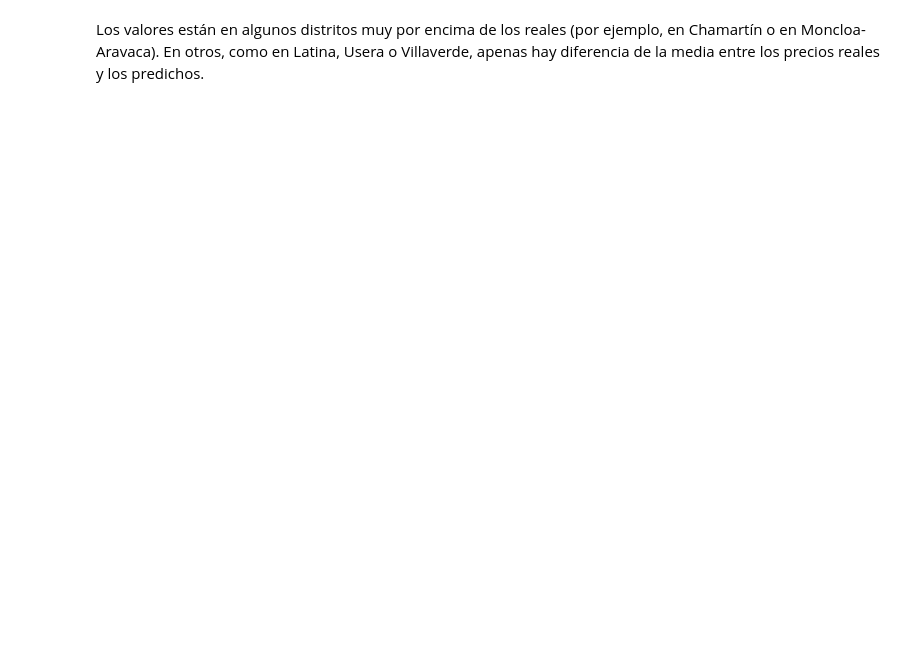
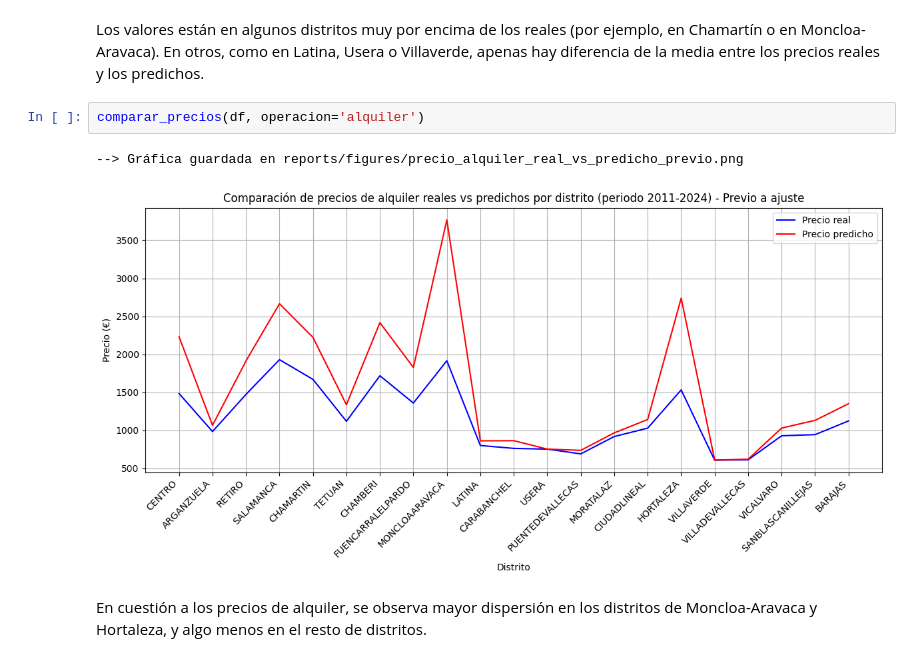
Before and after one commit to JorgeGM8/TFM_Data_Science, a Jupyter notebook: notebooks/gráficas_desviacion_tipica.ipynb, the cells around one changed output. Drawn from its saved outputs; the diff is of its cells as text; blank space fills up the shorter version.

```diff
--- a/notebooks/gráficas_desviacion_tipica.ipynb
+++ b/notebooks/gráficas_desviacion_tipica.ipynb
@@ -94,2 +52,9 @@ plt.show()
 # %% [markdown]
 Los valores están en algunos distritos muy por encima de los reales (por ejemplo, en Chamartín o en Moncloa-Aravaca). En otros, como en Latina, Usera o Villaverde, apenas hay diferencia de la media entre los precios reales y los predichos.
+# %%
+comparar_precios(df, operacion='alquiler')
+# %% [output]
+--> Gráfica guardada en reports/figures/precio_alquiler_real_vs_predicho_previo.png
+[figure, added]
+# %% [markdown]
+En cuestión a los precios de alquiler, se observa mayor dispersión en los distritos de Moncloa-Aravaca y Hortaleza, y algo menos en el resto de distritos.
```
Also changed, not shown: parts of 9 cells of this notebook, 8 other files.
